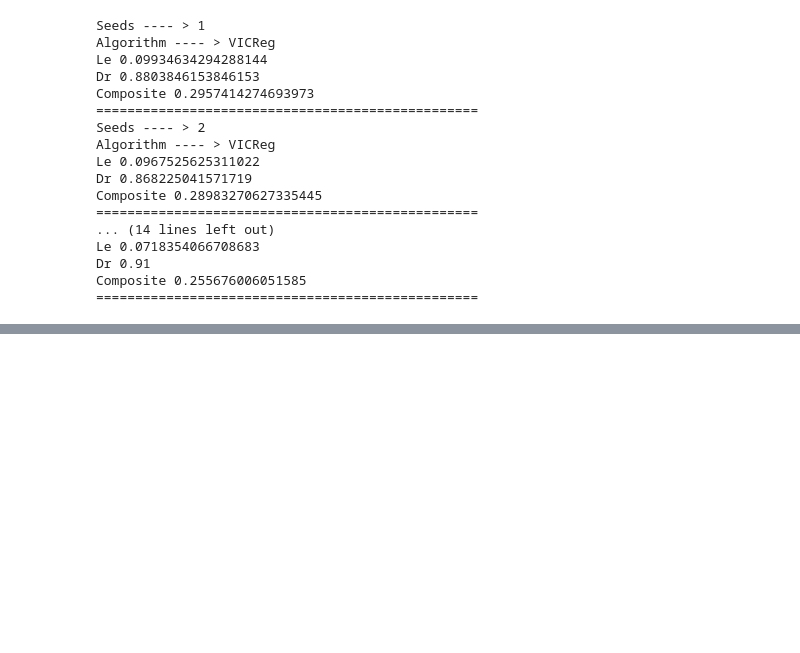
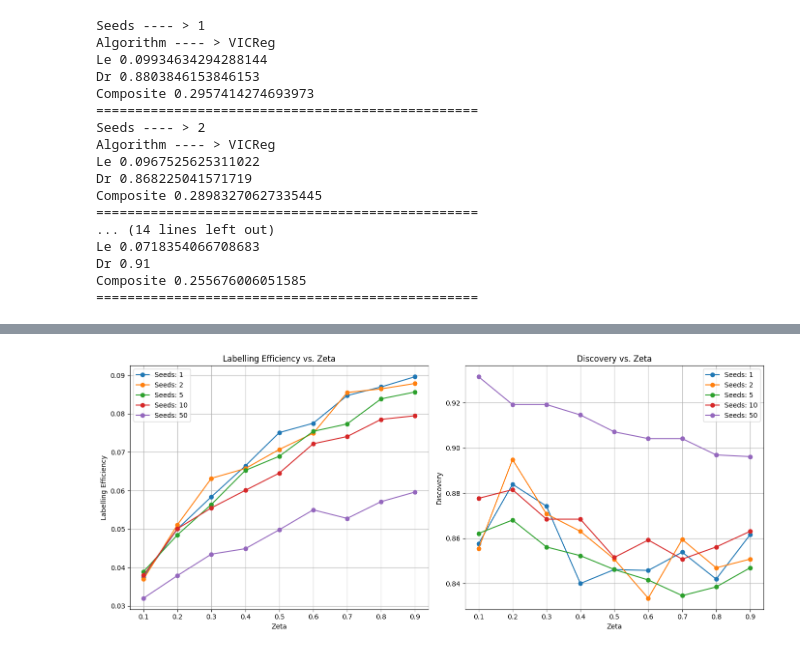
Before and after one commit to dc250601/ELSA, a Jupyter notebook: ANALYSIS/Analysis.ipynb, the cells around one changed output, grey strips where cells are left out. Cells and saved outputs as stored; diff of their text form; code cells hidden in the pictures; blank space fills up the shorter version.

```diff
--- a/ANALYSIS/Analysis.ipynb
+++ b/ANALYSIS/Analysis.ipynb
@@ -236,0 +351,52 @@ Composite 0.255676006051585
+# %%
+import numpy as np
+import matplotlib.pyplot as plt
+
+# Initialize lists to store zeta values and corresponding scores for labelling efficiency and discovery
+zeta_values = []
+labelling_efficiency_by_seeds = {1: [], 2: [], 5: [], 10: [], 50: []}
+discovery_by_seeds = {1: [], 2: [], 5: [], 10: [], 50: []}
+
+# Loop through each zeta value
+for z in zeta:
+    zeta_values.append(z)
+
+    vicreg = df[(df.algo == "vicreg") & (df.zeta == z)]
+
+    # Collect labelling efficiency and discovery scores for different seeds
+    for seeds in [1, 2, 5, 10, 50]:
+        vicreg_seeds = vicreg[vicreg.no_seeds == seeds]
+        le = np.median(vicreg_seeds["Final Labelling Efficiency"])
+        dr = np.median(vicreg_seeds["Final Percentage Discovery"])
+
+        labelling_efficiency_by_seeds[seeds].append(le)
+        discovery_by_seeds[seeds].append(dr)
+
+# Create side-by-side plots
+fig, axes = plt.subplots(1, 2, figsize=(14, 6))
+
+# Plot for Labelling Efficiency
+for seeds, le_scores in labelling_efficiency_by_seeds.items():
+    axes[0].plot(zeta_values, le_scores, label=f'Seeds: {seeds}', marker='o')
+
+axes[0].set_title('Labelling Efficiency vs. Zeta')
+axes[0].set_xlabel('Zeta')
+axes[0].set_ylabel('Labelling Efficiency')
+axes[0].legend()
+axes[0].grid(True)
+
+# Plot for Discovery
+for seeds, dr_scores in discovery_by_seeds.items():
+    axes[1].plot(zeta_values, dr_scores, label=f'Seeds: {seeds}', marker='o')
+
+axes[1].set_title('Discovery vs. Zeta')
+axes[1].set_xlabel('Zeta')
+axes[1].set_ylabel('Discovery')
+axes[1].legend()
+axes[1].grid(True)
+
+# Show the plots
+plt.tight_layout()
+plt.show()
+# %% [output]
+[figure, added]
```
Also changed, not shown: parts of 11 cells of this notebook.
